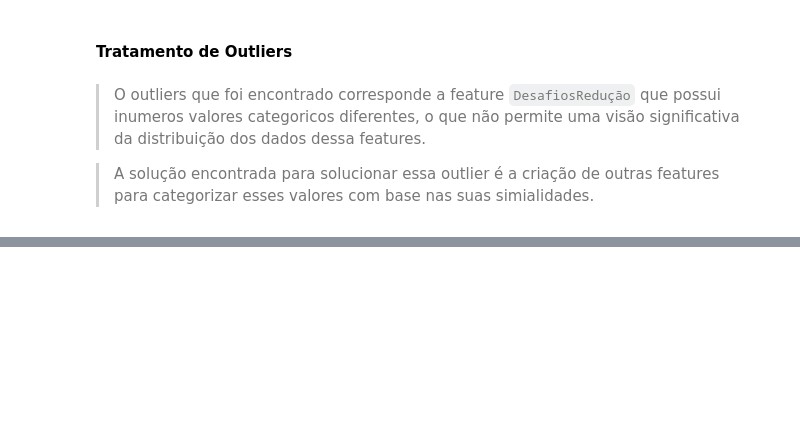
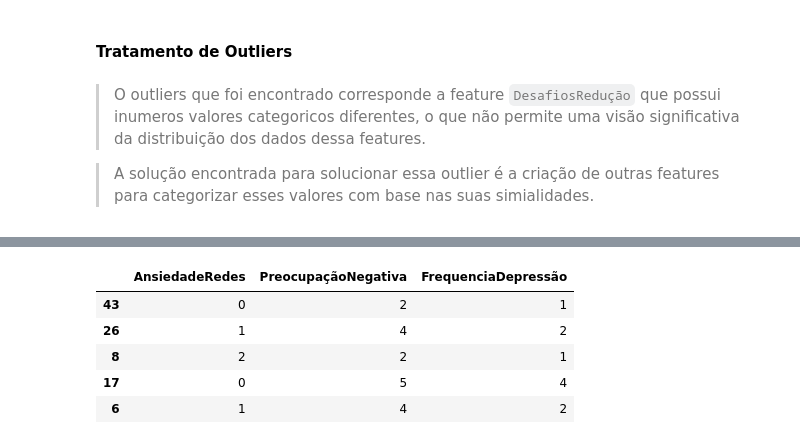
Before and after one commit to Adryan-Cosmo/Projeto-Redes-Sociais-e-Saude-Mental, a Jupyter notebook: Projeto_Redes_Sociais_Saúde_Mental.ipynb, the cells around one changed output, grey strips where cells are left out. Drawn from its saved outputs; the diff is of its cells as text; code cells hidden in the pictures; blank space fills up the shorter version.

```diff
--- a/Projeto_Redes_Sociais_Saúde_Mental.ipynb
+++ b/Projeto_Redes_Sociais_Saúde_Mental.ipynb
@@ -523,3 +754,0 @@ A representação adequada de variáveis categóricas assegura que algoritmos po
-# %%
-dados_features_train.dropna(subset=["FrequenciaUsoRedes"], inplace=True)
-dados_targets_train.dropna(inplace=True)
@@ -587,0 +903,20 @@ dados_features_train.columns
+# %%
+dic_targets= {
+    'Nunca': 0,
+    'Raramente': 1,
+    'Às vezes': 2,
+    'Frequentemente':3,
+    'Sempre': 4
+}
+
+dados_targets_train['AnsiedadeRedes'] = dados_targets_train['AnsiedadeRedes'].map(dic_targets).astype(int)
+dados_targets_train['FrequenciaDepressão'] = dados_targets_train['FrequenciaDepressão'].map(dic_targets).astype(int)
+# %%
+dados_targets_train.head()
+# %% [output]
+|  | AnsiedadeRedes | PreocupaçãoNegativa | FrequenciaDepressão |
+| 43 | 0 | 2 | 1 |
+| 26 | 1 | 4 | 2 |
+| 8 | 2 | 2 | 1 |
+| 17 | 0 | 5 | 4 |
+| 6 | 1 | 4 | 2 |
```
Also changed, not shown: parts of 101 cells of this notebook, 1 other file.
